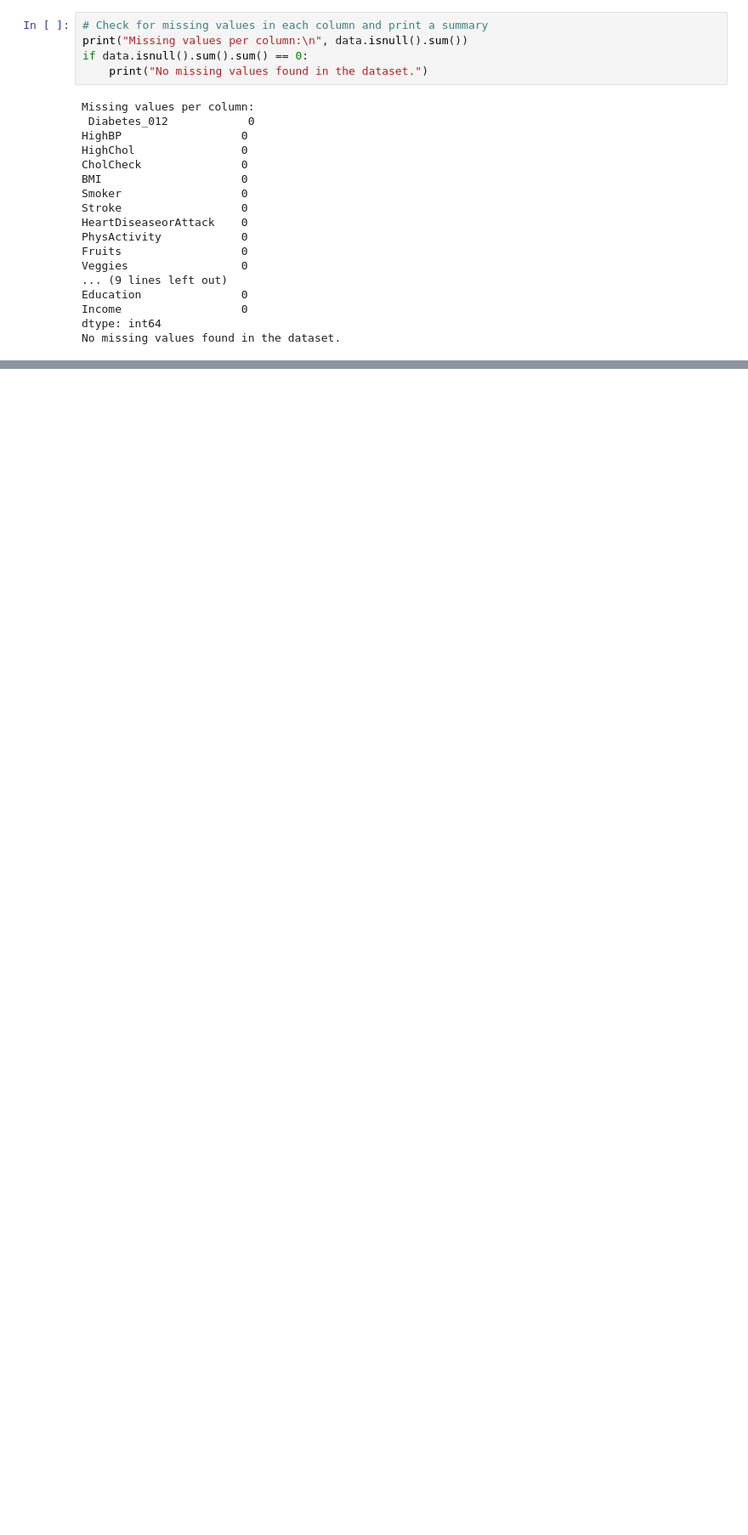
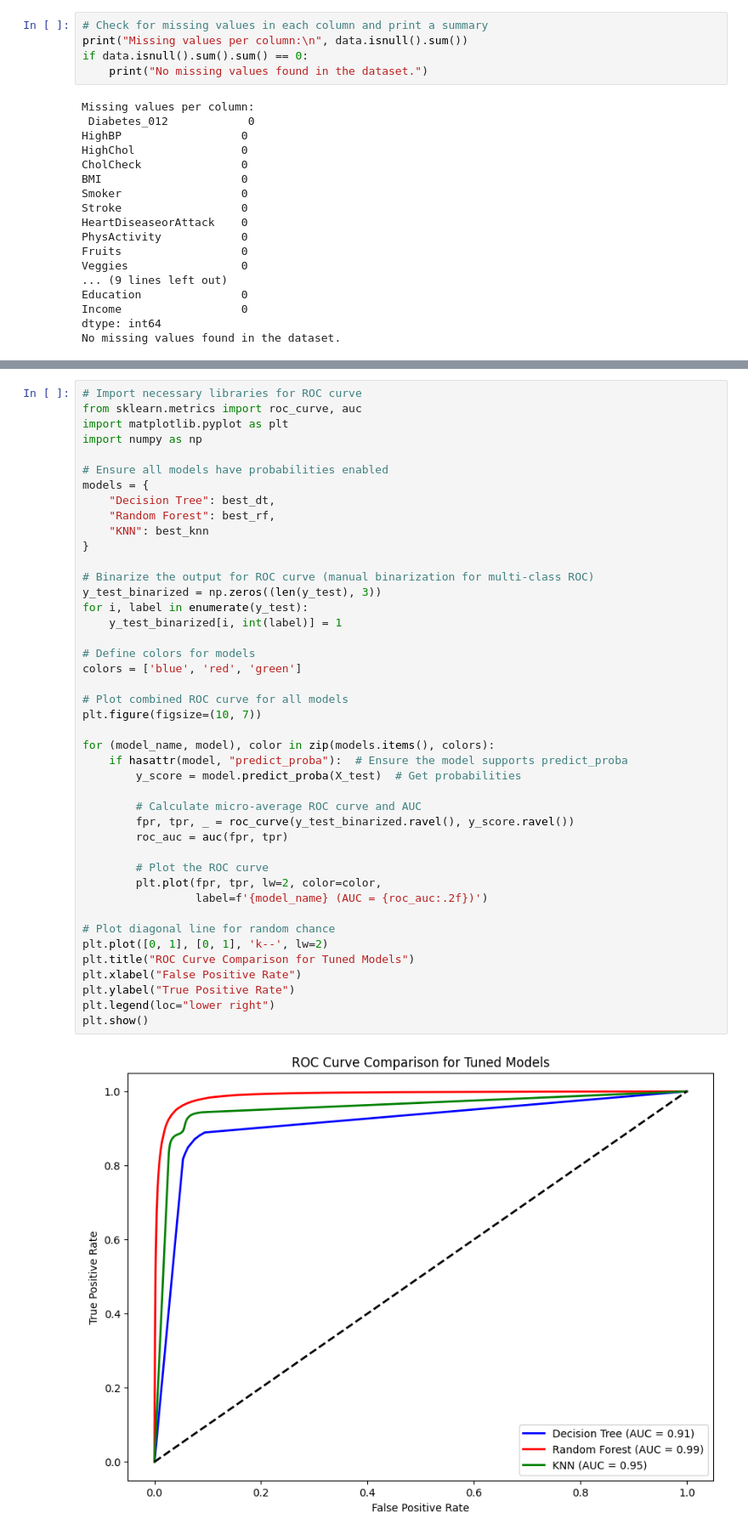
Before and after one commit to Anndischeh/Introduction-to-AI-Coursework, a Jupyter notebook: Final_code.ipynb, the cells around one changed output, grey strips where cells are left out. Shown at 85% size. Cells and saved outputs as stored; diff of their text form; blank space fills up the shorter version.

```diff
--- a/Final_code.ipynb
+++ b/Final_code.ipynb
@@ -595,0 +460,45 @@ weighted avg       0.73      0.73      0.72    128222
+# %%
+# Import necessary libraries for ROC curve
+from sklearn.metrics import roc_curve, auc
+import matplotlib.pyplot as plt
+import numpy as np
+
+# Ensure all models have probabilities enabled
+models = {
+    "Decision Tree": best_dt,
+    "Random Forest": best_rf,
+    "KNN": best_knn
+}
+
+# Binarize the output for ROC curve (manual binarization for multi-class ROC)
+y_test_binarized = np.zeros((len(y_test), 3))
+for i, label in enumerate(y_test):
+    y_test_binarized[i, int(label)] = 1
+
+# Define colors for models
+colors = ['blue', 'red', 'green']
+
+# Plot combined ROC curve for all models
+plt.figure(figsize=(10, 7))
+
+for (model_name, model), color in zip(models.items(), colors):
+    if hasattr(model, "predict_proba"):  # Ensure the model supports predict_proba
+        y_score = model.predict_proba(X_test)  # Get probabilities
+
+        # Calculate micro-average ROC curve and AUC
+        fpr, tpr, _ = roc_curve(y_test_binarized.ravel(), y_score.ravel())
+        roc_auc = auc(fpr, tpr)
+
+        # Plot the ROC curve
+        plt.plot(fpr, tpr, lw=2, color=color,
+                 label=f'{model_name} (AUC = {roc_auc:.2f})')
+
+# Plot diagonal line for random chance
+plt.plot([0, 1], [0, 1], 'k--', lw=2)
+plt.title("ROC Curve Comparison for Tuned Models")
+plt.xlabel("False Positive Rate")
+plt.ylabel("True Positive Rate")
+plt.legend(loc="lower right")
+plt.show()
+# %% [output]
+[figure, added]
```
Also changed, not shown: parts of 29 cells of this notebook.
